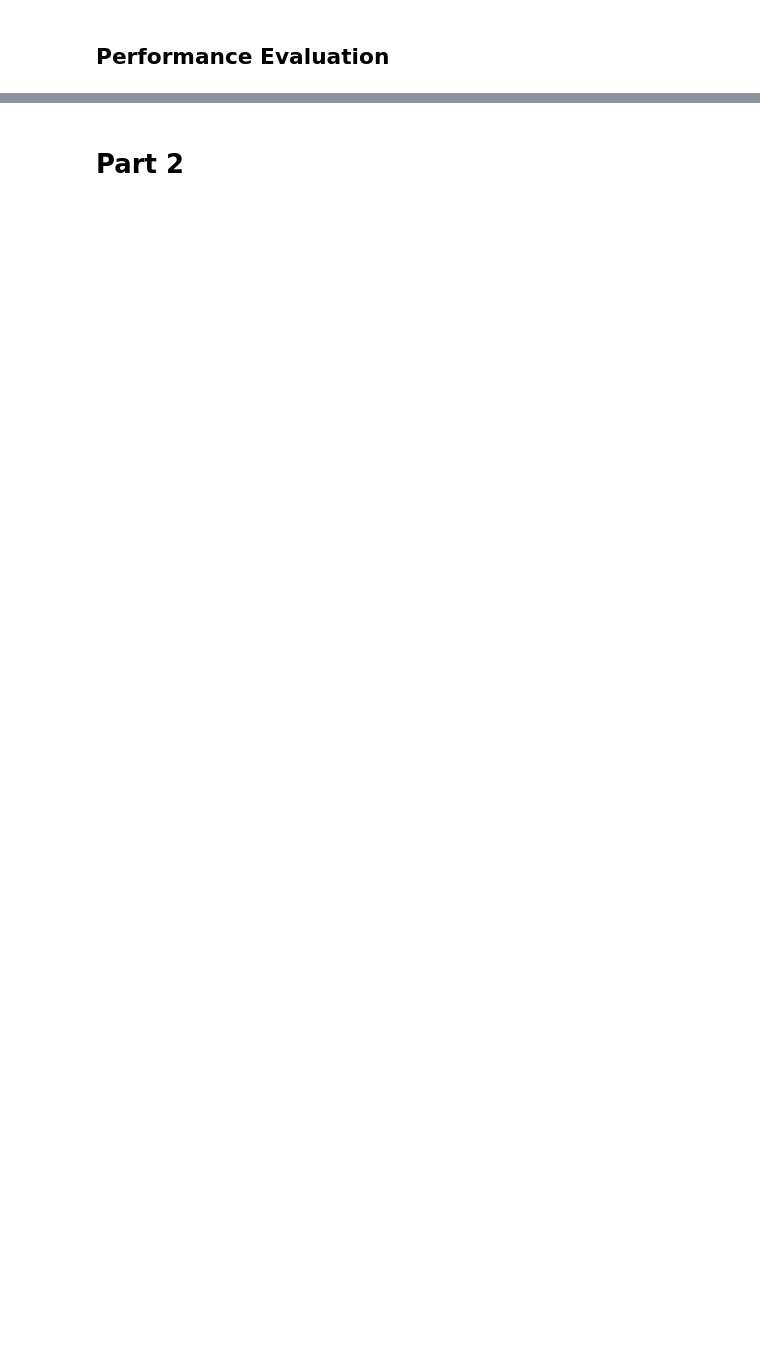
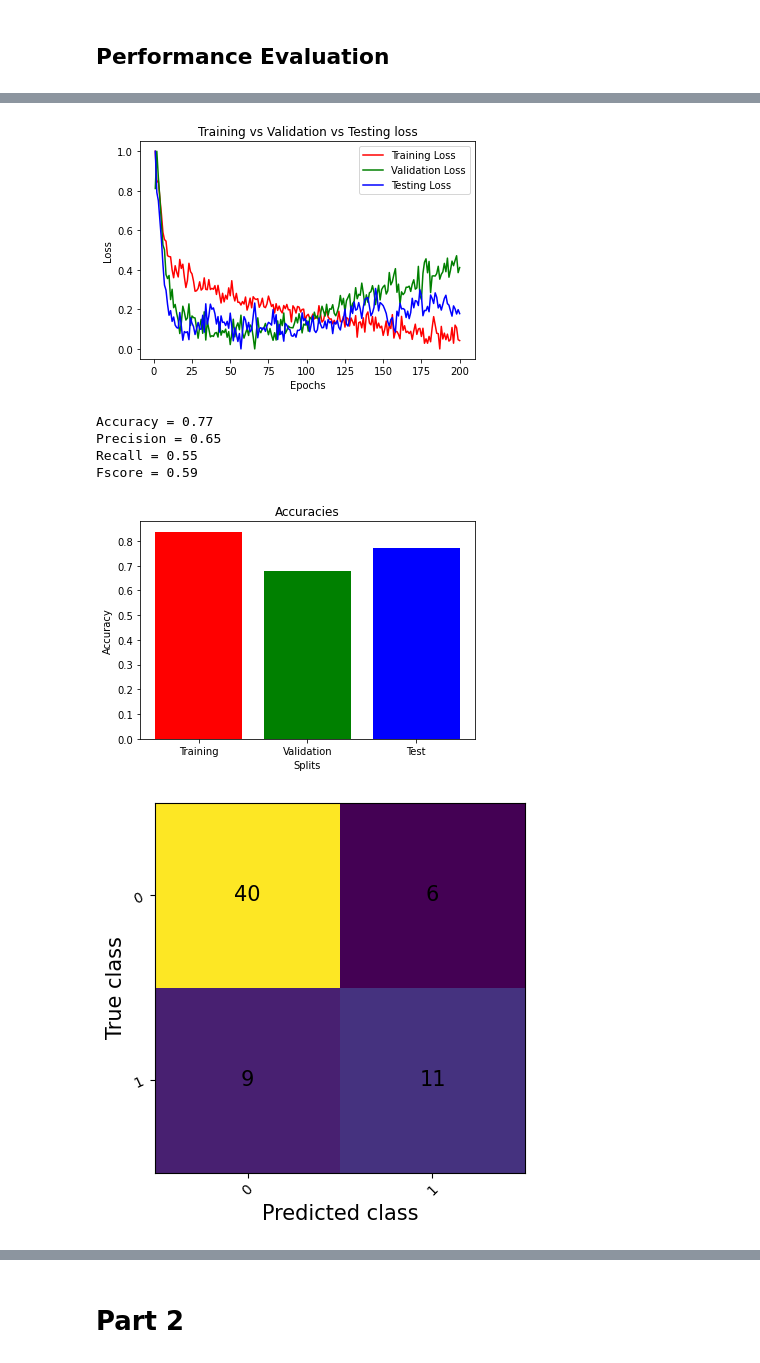
Before and after one commit to UBCSE-ngupta22/CSE574_Assign2, a Jupyter notebook: ngupta22_pandey7_assignment2_part_1_2.ipynb, the cells around one changed output, grey strips where cells are left out. Drawn from its saved outputs; the diff is of its cells as text; code cells hidden in the pictures; blank space fills up the shorter version.

```diff
--- a/ngupta22_pandey7_assignment2_part_1_2.ipynb
+++ b/ngupta22_pandey7_assignment2_part_1_2.ipynb
@@ -204,15 +204,15 @@ X_train_tensor, X_valid_tensor, X_test_tensor = torch.Tensor(X_train.values), to
 y_train_tensor, y_valid_tensor, y_test_tensor = torch.Tensor(y_train.values).unsqueeze(1), torch.Tensor(y_valid.values).unsqueeze(1), torch.Tensor(y_test.values).unsqueeze(1)
 # %%
 class NeuralNetwork(nn.Module):
-    def __init__(self):
+    def __init__(self, dropout, activationFunc):
         super().__init__()
         self.linear_relu = nn.Sequential(
             nn.Linear(7, 128),
-            nn.ReLU(),
-            nn.Dropout(0.2),
+            activationFunc,
+            nn.Dropout(dropout),
             nn.Linear(128, 64),
-            nn.ReLU(),
-            nn.Dropout(0.2),
+            activationFunc,
+            nn.Dropout(dropout),
             nn.Linear(64, 1)
         )
         self.sigmoid = nn.Sigmoid()
@@ -222,7 +222,7 @@ class NeuralNetwork(nn.Module):
         x = self.sigmoid(x)
         return x
 # %%
-model = NeuralNetwork()
+model = NeuralNetwork(dropout=0.5, activationFunc=nn.ReLU())
 print(model)
 # %% [output]
 NeuralNetwork(
@@ -445,0 +404,16 @@ Fscore = 0.56
+# %%
+# NN Model
+model_I = NeuralNetwork(dropout=0.5, activationFunc=nn.ReLU())
+
+# Loss Function and Optimizer
+criterion = nn.BCELoss()
+optimizer = optim.Adam(model_I.parameters(), lr=0.001)
+
+# Epochs and Batch size
+epochs = 200
+batchSize = 16
+
+modelTraining(epochs, batchSize, criterion, optimizer, model_I)
+
+perfEvaluation(model_I)
+# %% [output]
@@ -445,0 +437,7 @@ Fscore = 0.56
+[figure, added]
+Accuracy = 0.77
+Precision = 0.65
+Recall = 0.55
+Fscore = 0.59
+[figure, added]
+[figure, added]
```
Also changed, not shown: parts of 15 cells of this notebook.
